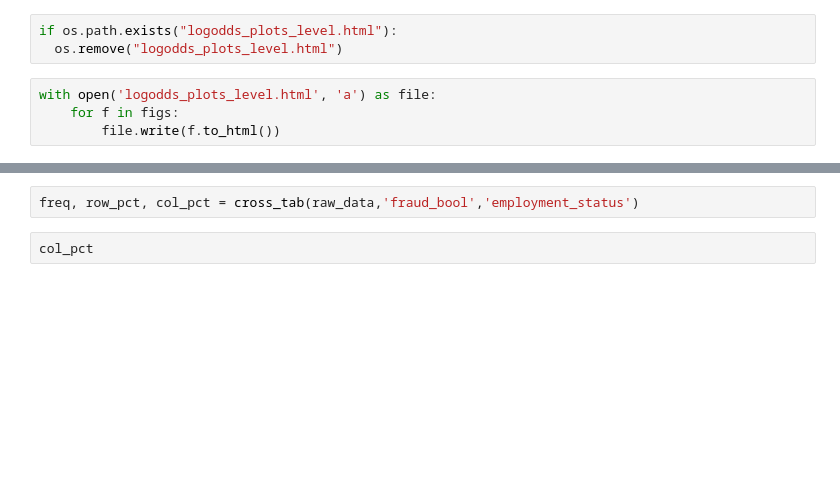
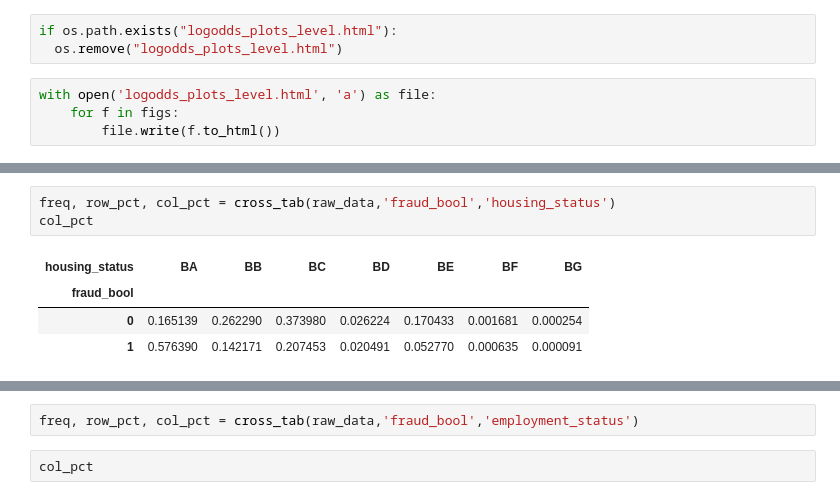
Before and after one commit to zzstephen/fraud_detection, a Jupyter notebook: EDA/read_data.ipynb, the cells around one changed output, grey strips where cells are left out. Cells and saved outputs as stored; diff of their text form; blank space fills up the shorter version.

```diff
--- a/EDA/read_data.ipynb
+++ b/EDA/read_data.ipynb
@@ -215,0 +240,8 @@ with open('logodds_plots_level.html', 'a') as file:
+# %%
+freq, row_pct, col_pct = cross_tab(raw_data,'fraud_bool','housing_status')
+col_pct
+# %% [output]
+| housing_status | BA | BB | BC | BD | BE | BF | BG |
+| fraud_bool |  |  |  |  |  |  |  |
+| 0 | 0.165139 | 0.262290 | 0.373980 | 0.026224 | 0.170433 | 0.001681 | 0.000254 |
+| 1 | 0.576390 | 0.142171 | 0.207453 | 0.020491 | 0.052770 | 0.000635 | 0.000091 |
```
Also changed, not shown: parts of 13 cells of this notebook.
